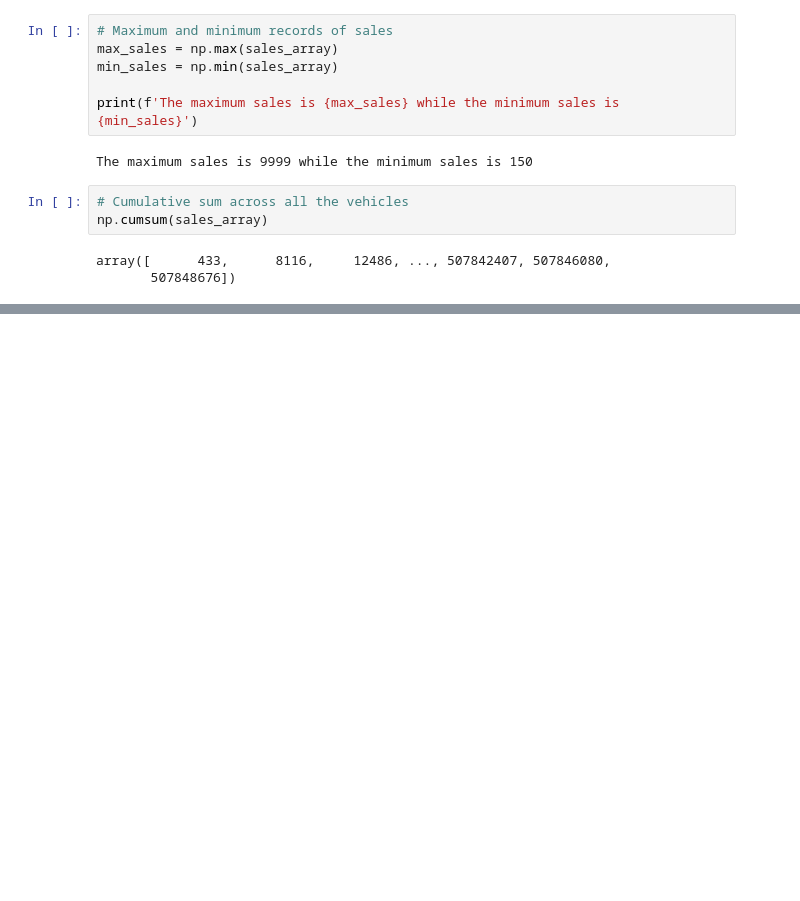
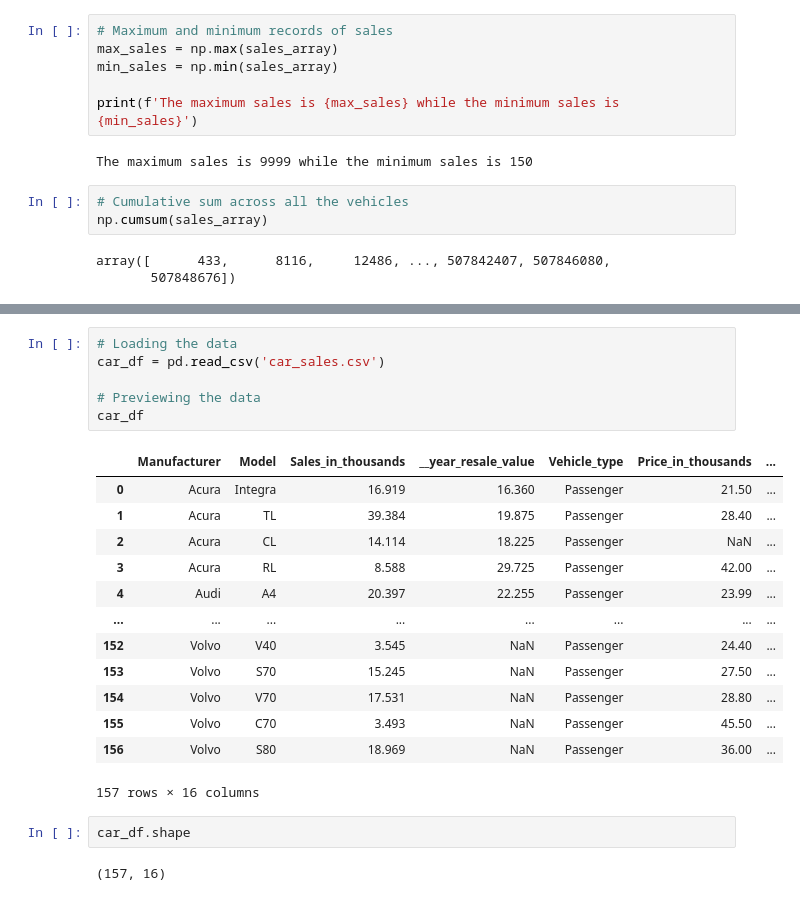
Before and after one commit to penscola/global-manufacturer-analysis, a Jupyter notebook: vehicle_sales.ipynb, the cells around one changed output, grey strips where cells are left out. Drawn from its saved outputs; the diff is of its cells as text; blank space fills up the shorter version.

```diff
--- a/vehicle_sales.ipynb
+++ b/vehicle_sales.ipynb
@@ -74,0 +92,24 @@ array([      433,      8116,     12486, ..., 507842407, 507846080,
+# %%
+# Loading the data
+car_df = pd.read_csv('car_sales.csv')
+
+# Previewing the data
+car_df
+# %% [output]
+|  | Manufacturer | Model | Sales_in_thousands | __year_resale_value | Vehicle_type | Price_in_thousands | ... |
+| 0 | Acura | Integra | 16.919 | 16.360 | Passenger | 21.50 | ... |
+| 1 | Acura | TL | 39.384 | 19.875 | Passenger | 28.40 | ... |
+| 2 | Acura | CL | 14.114 | 18.225 | Passenger | NaN | ... |
+| 3 | Acura | RL | 8.588 | 29.725 | Passenger | 42.00 | ... |
+| 4 | Audi | A4 | 20.397 | 22.255 | Passenger | 23.99 | ... |
+| ... | ... | ... | ... | ... | ... | ... | ... |
+| 152 | Volvo | V40 | 3.545 | NaN | Passenger | 24.40 | ... |
+| 153 | Volvo | S70 | 15.245 | NaN | Passenger | 27.50 | ... |
+| 154 | Volvo | V70 | 17.531 | NaN | Passenger | 28.80 | ... |
+| 155 | Volvo | C70 | 3.493 | NaN | Passenger | 45.50 | ... |
+| 156 | Volvo | S80 | 18.969 | NaN | Passenger | 36.00 | ... |
+157 rows × 16 columns
+# %%
+car_df.shape
+# %% [output]
+(157, 16)
```
Also changed, not shown: parts of 9 cells of this notebook.
